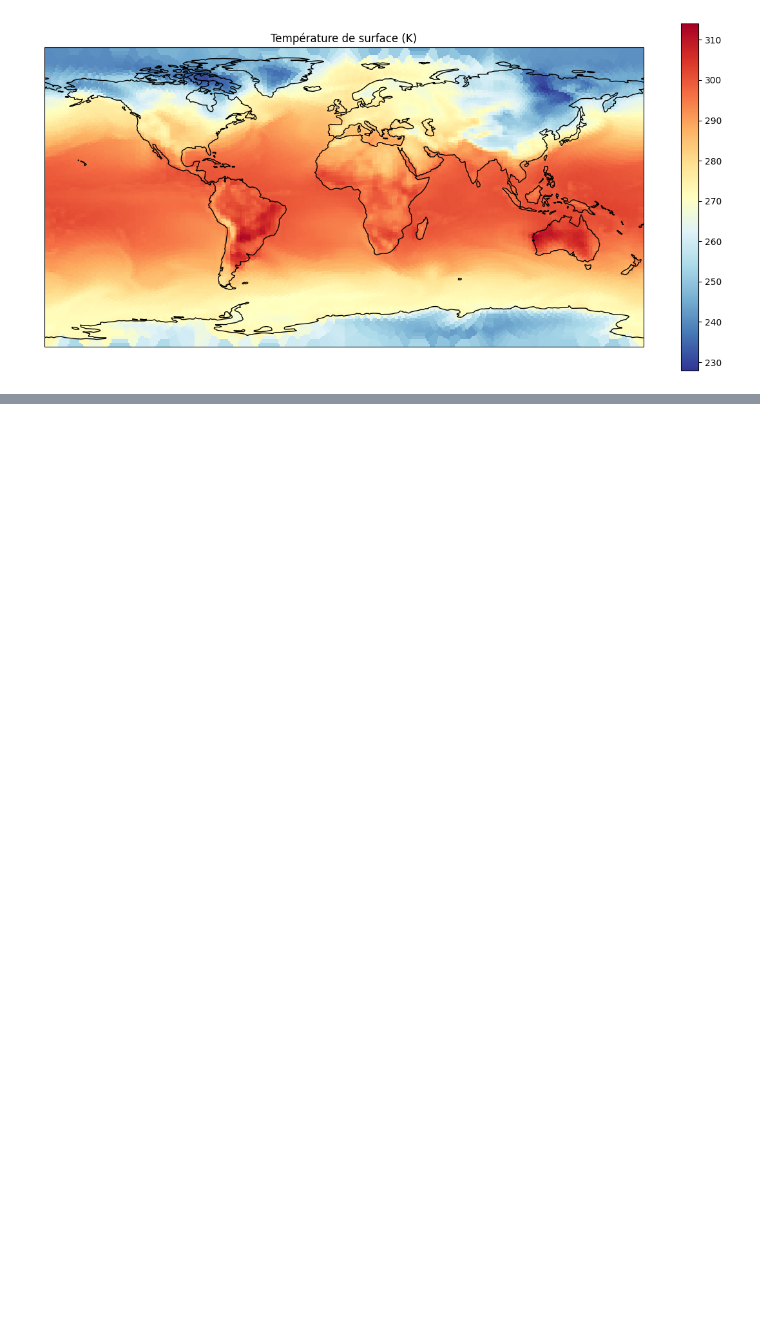
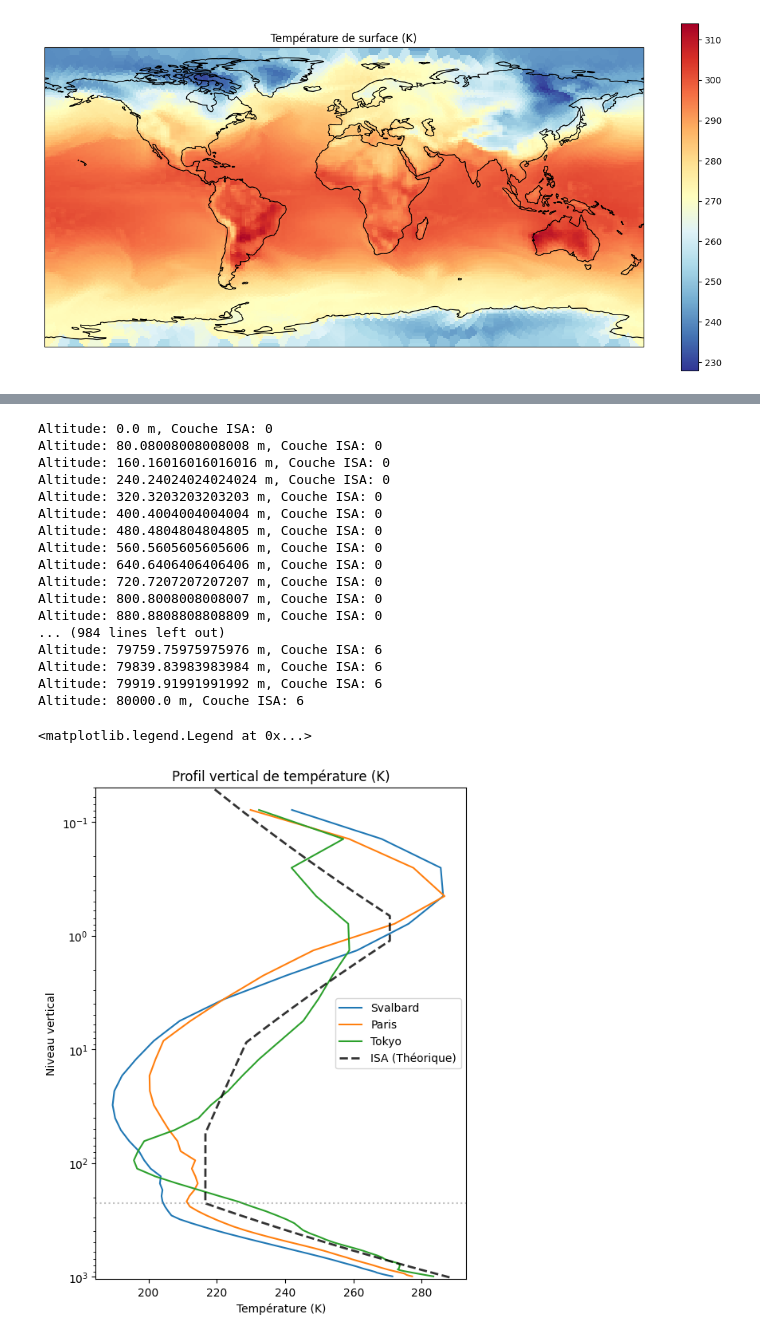
Before and after one commit to alextonon/ClimSim_dataset, a Jupyter notebook: high_res_plotting.ipynb, the cells around one changed output, grey strips where cells are left out. Saved outputs shown, nothing was run; the diff lists cells and outputs as text; code cells hidden in the pictures; blank space fills up the shorter version.

```diff
--- a/high_res_plotting.ipynb
+++ b/high_res_plotting.ipynb
@@ -74,0 +84,58 @@ mapper.plot_smooth_map(sample_to_plot, title="Température de surface (K)")
+# %%
+SVALBARD_COORDS = (78.2232, 15.6469, "Svalbard")  # (lat, lon)
+PARIS_COORDS = (48.8566, 2.3522, "Paris")      # (lat, lon)
+TOKYO_COORDS = (35.6762, 139.6503, "Tokyo")   # (lat, lon)
+
+FEATURE = 'state_t'  # Température
+
+list_of_POIs = [SVALBARD_COORDS, PARIS_COORDS, TOKYO_COORDS]
+fts = []
+for pt in list_of_POIs:
+    index = mapper.return_closer_gridpoint_index(pt[0], pt[1])
+    fts.append(sample_ds[FEATURE].isel(ncol=index).values)
+
+altitude_levels = grid_ds['lev'].values
+
+
+
+h_range = np.linspace(0, 80000, num=1000) # Altitudes de 0 à 80 km
+T_isa, P_isa_pa, _ = get_isa_conditions(h_range)
+P_isa_hpa = P_isa_pa / 100.0  # Conversion en hPa pour matcher tes 'lev'
+
+plt.figure(figsize=(6, 8))
+for plot_idx, ft in enumerate(fts):
+    plt.plot(ft, altitude_levels, label=list_of_POIs[plot_idx][2])
+plt.plot(T_isa, P_isa_hpa, label="ISA (Théorique)", linestyle='--', color='k', linewidth=2, alpha=0.8)
+
+plt.yscale('log')          # Échelle logarithmique pour la pression
+plt.gca().invert_yaxis()   # Inverser pour avoir 1000 hPa en bas
+plt.ylim(1050, 0.05)       # On règle les limites (du sol au sommet)
+
+# Ajout de lignes de repère pour les couches
+plt.axhline(226, color='gray', linestyle=':', alpha=0.5) # Limite approx Tropopause (~200hPa)
+
+plt.title("Profil vertical de température (K)")
+plt.xlabel("Température (K)")
+plt.ylabel("Niveau vertical")
+plt.yscale('log')
+plt.legend()
+# %% [output]
+Altitude: 0.0 m, Couche ISA: 0
+Altitude: 80.08008008008008 m, Couche ISA: 0
+Altitude: 160.16016016016016 m, Couche ISA: 0
+Altitude: 240.24024024024024 m, Couche ISA: 0
+Altitude: 320.3203203203203 m, Couche ISA: 0
+Altitude: 400.4004004004004 m, Couche ISA: 0
+Altitude: 480.4804804804805 m, Couche ISA: 0
+Altitude: 560.5605605605606 m, Couche ISA: 0
+Altitude: 640.6406406406406 m, Couche ISA: 0
+Altitude: 720.7207207207207 m, Couche ISA: 0
+Altitude: 800.8008008008007 m, Couche ISA: 0
+Altitude: 880.8808808808809 m, Couche ISA: 0
+... (984 lines left out)
+Altitude: 79759.75975975976 m, Couche ISA: 6
+Altitude: 79839.83983983984 m, Couche ISA: 6
+Altitude: 79919.91991991992 m, Couche ISA: 6
+Altitude: 80000.0 m, Couche ISA: 6
+<matplotlib.legend.Legend at 0x...>
+[figure, added]
```
Also changed, not shown: parts of 4 cells of this notebook, 7 other files.
